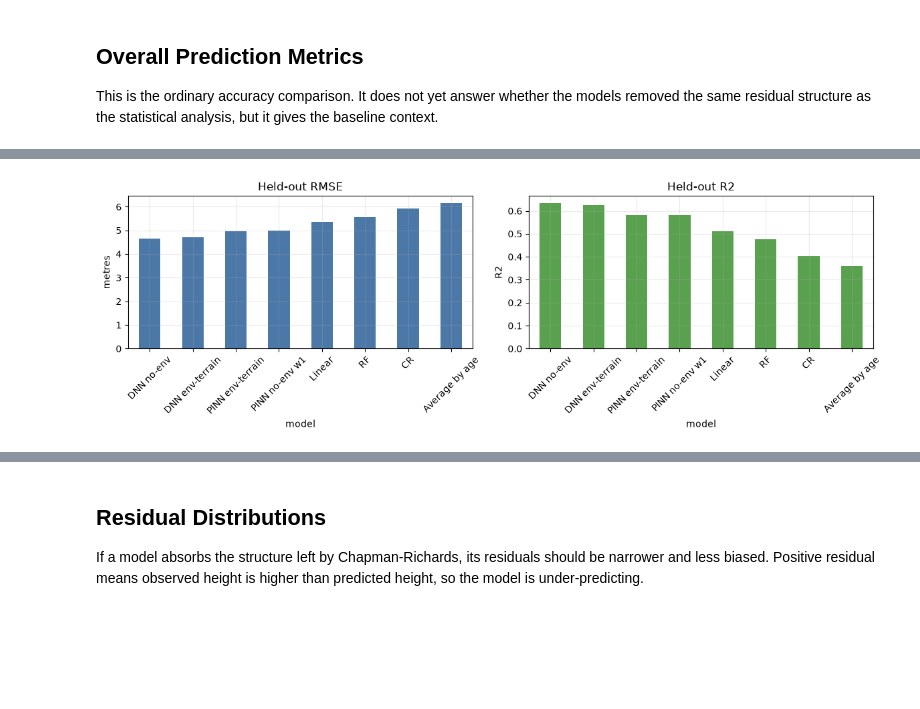
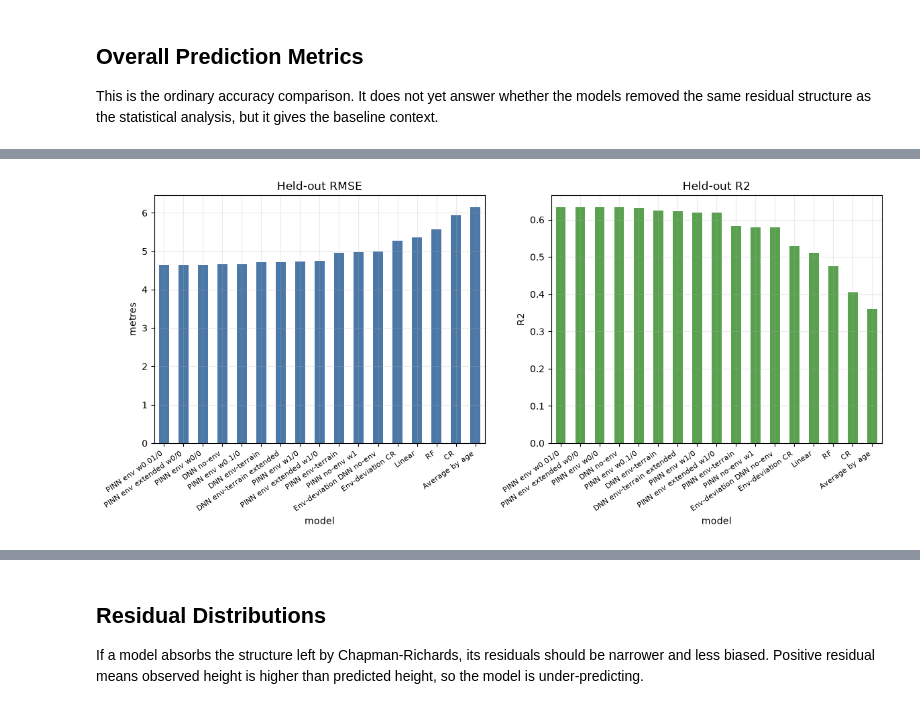
Before and after one commit to shreeyagorasia/forest_diss, a Jupyter notebook: notebooks/model_diagnostics/residual_structure_comparison.ipynb, the cells around one changed output, grey strips where cells are left out. Cells and saved outputs as stored; diff of their text form; code cells hidden in the pictures; blank space fills up the shorter version.

```diff
--- a/notebooks/model_diagnostics/residual_structure_comparison.ipynb
+++ b/notebooks/model_diagnostics/residual_structure_comparison.ipynb
@@ -49,6 +49,7 @@ Start with the primary dissertation cell: `4survey` + `spatial_block`. Change `C
 COHORT = "4survey"
 SPLIT_TYPE = "spatial_block"
 
+# Core models used in most residual-structure plots.
 MODEL_RUNS = {
     "CR": "chapman_richards",
     "DNN no-env": "dnn_noenv",
@@ -60,6 +61,20 @@ MODEL_RUNS = {
     "Average by age": "average_by_age",
 }
 
+# Extra experiments are included in the broad metrics table if their output folders exist.
+# They are not included in every residual plot by default, because too many lines obscure the main diagnostics.
+EXTRA_MODEL_RUNS = {
+    "DNN env-terrain extended": "dnn_env_terrain_extended",
+    "PINN env w0/0": "pinn_env_terrain_w0_0",
+    "PINN env w0.01/0": "pinn_env_terrain_w001_0",
+    "PINN env w0.1/0": "pinn_env_terrain_w01_0",
+    "PINN env w1/0": "pinn_env_terrain_w1_0",
+    "PINN env extended w0/0": "pinn_env_terrain_extended_w0_0",
+    "PINN env extended w1/0": "pinn_env_terrain_extended_w1_0",
+    "Env-deviation CR": "env_deviation_cr",
+    "Env-deviation DNN no-env": "env_deviation_dnn_noenv",
+}
+
 CORE_MODELS = ["CR", "DNN no-env", "PINN no-env w1", "DNN env-terrain", "PINN env-terrain"]
 TEST_ONLY = True
 
@@ -70,7 +85,7 @@ Diagnostics for 4survey, spatial_block
 def prediction_path(model_dir, cohort=COHORT, split_type=SPLIT_TYPE):
     return ROOT / "outputs" / split_type / model_dir / cohort / "predictions.csv"
 
-def load_predictions(model_label, model_dir):
+def load_predictions(model_label, model_dir, model_group="core"):
     path = prediction_path(model_dir)
     if not path.exists():
         warnings.warn(f"Missing predictions for {model_label}: {path}")
@@ -84,15 +99,21 @@ def load_predictions(model_label, model_dir):
         raise ValueError(f"{path} is missing columns: {sorted(missing)}")
     df["model"] = model_label
     df["model_dir"] = model_dir
+    df["model_group"] = model_group
     return df
 
 prediction_frames = []
 for label, model_dir in MODEL_RUNS.items():
-    loaded = load_predictions(label, model_dir)
+    loaded = load_predictions(label, model_dir, model_group="core")
+    if loaded is not None:
+        prediction_frames.append(loaded)
+for label, model_dir in EXTRA_MODEL_RUNS.items():
+    loaded = load_predictions(label, model_dir, model_group="extra")
     if loaded is not None:
         prediction_frames.append(loaded)
 
 predictions = pd.concat(prediction_frames, ignore_index=True)
 print(predictions.shape)
+print("Loaded models:", ", ".join(predictions["model"].drop_duplicates()))
 predictions.head()
 # %% [output]
@@ -138,15 +169,16 @@ metrics
 | CR | 46972.0 | 11743.0 | 4.734991 | 5.929715 | 0.404616 | 1.754273 | 5.664338 |
 | Average by age | 46972.0 | 11743.0 | 4.957496 | 6.148120 | 0.359950 | 2.086224 | 5.783404 |
 # %%
-fig, axes = plt.subplots(1, 2, figsize=(12, 4))
+fig, axes = plt.subplots(1, 2, figsize=(14, 4.8))
 metrics["rmse"].sort_values().plot.bar(ax=axes[0], color="#4c78a8")
 axes[0].set_title("Held-out RMSE")
 axes[0].set_ylabel("metres")
 metrics["r2"].sort_values(ascending=False).plot.bar(ax=axes[1], color="#59a14f")
 axes[1].set_title("Held-out R2")
 axes[1].set_ylabel("R2")
 for ax in axes:
-    ax.tick_params(axis="x", rotation=45)
-plt.tight_layout()
+    ax.tick_params(axis="x", rotation=35, labelsize=8)
+    for label in ax.get_xticklabels():
+        label.set_horizontalalignment("right")
 # %% [output]
-[figure, old version]
+[figure, new version]
```
Also changed, not shown: parts of 33 cells of this notebook, 4 other files.
